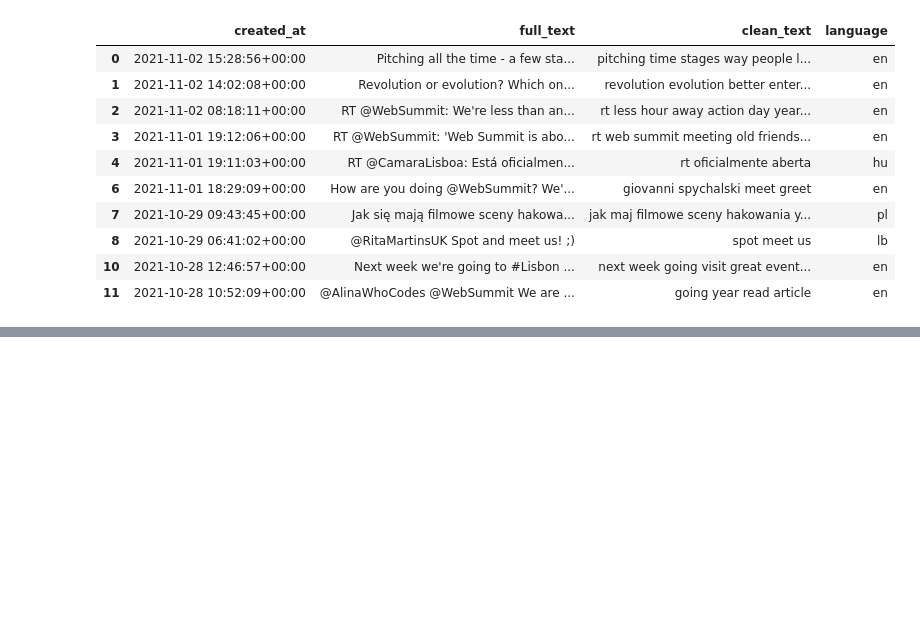
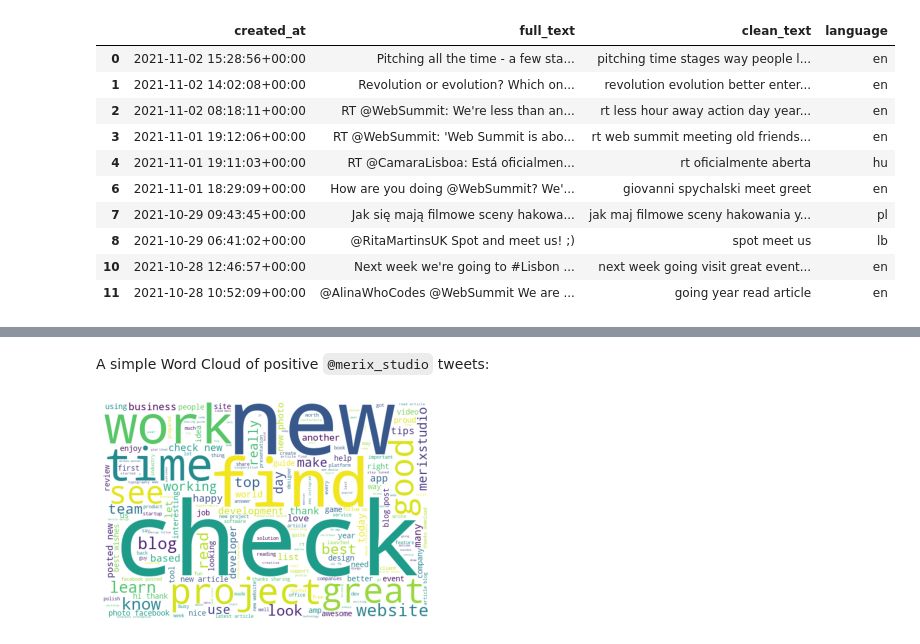
Before and after one commit to lukzmu/data-science, a Jupyter notebook: Other/Merixstudio twitter sentiment analysis/notebook.ipynb, the cells around one changed output, grey strips where cells are left out. Saved outputs shown, nothing was run; the diff lists cells and outputs as text; code cells hidden in the pictures; blank space fills up the shorter version.

```diff
--- a/Other/Merixstudio twitter sentiment analysis/notebook.ipynb
+++ b/Other/Merixstudio twitter sentiment analysis/notebook.ipynb
@@ -230,0 +318,12 @@ Under construction...
+# %% [markdown]
+A simple Word Cloud of positive `@merix_studio` tweets:
+# %%
+positive_df = df[df["sentiment"] == "Positive"]
+words = " ".join([tweet for tweet in positive_df["clean_text"]])
+word_cloud = WordCloud(width=600, height=400, background_color="white").generate(words)
+
+plt.imshow(word_cloud)
+plt.axis("off")
+plt.show()
+# %% [output]
+[figure, added]
```
Also changed, not shown: parts of 23 cells of this notebook.
